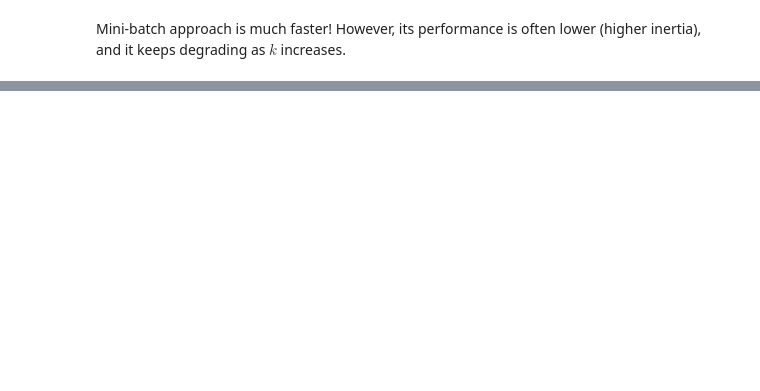
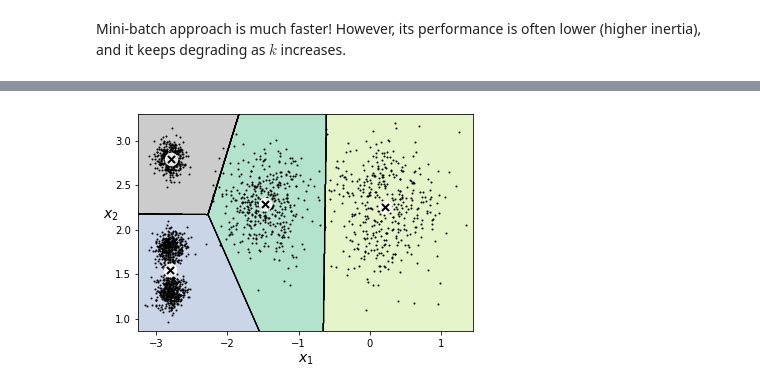
Before and after one commit to matyama/homl, a Jupyter notebook: 09_unsupervised.ipynb, the cells around one changed output, grey strips where cells are left out. Cells and saved outputs as stored; diff of their text form; code cells hidden in the pictures; blank space fills up the shorter version.

```diff
--- a/09_unsupervised.ipynb
+++ b/09_unsupervised.ipynb
@@ -404,0 +459,5 @@ plt.show()
+# %%
+plot_decision_boundaries(kmeans_per_k[k_elbow - 1], X)
+plt.show()
+# %% [output]
+[figure, added]
```
Also changed, not shown: parts of 63 cells of this notebook, 1 other file.
